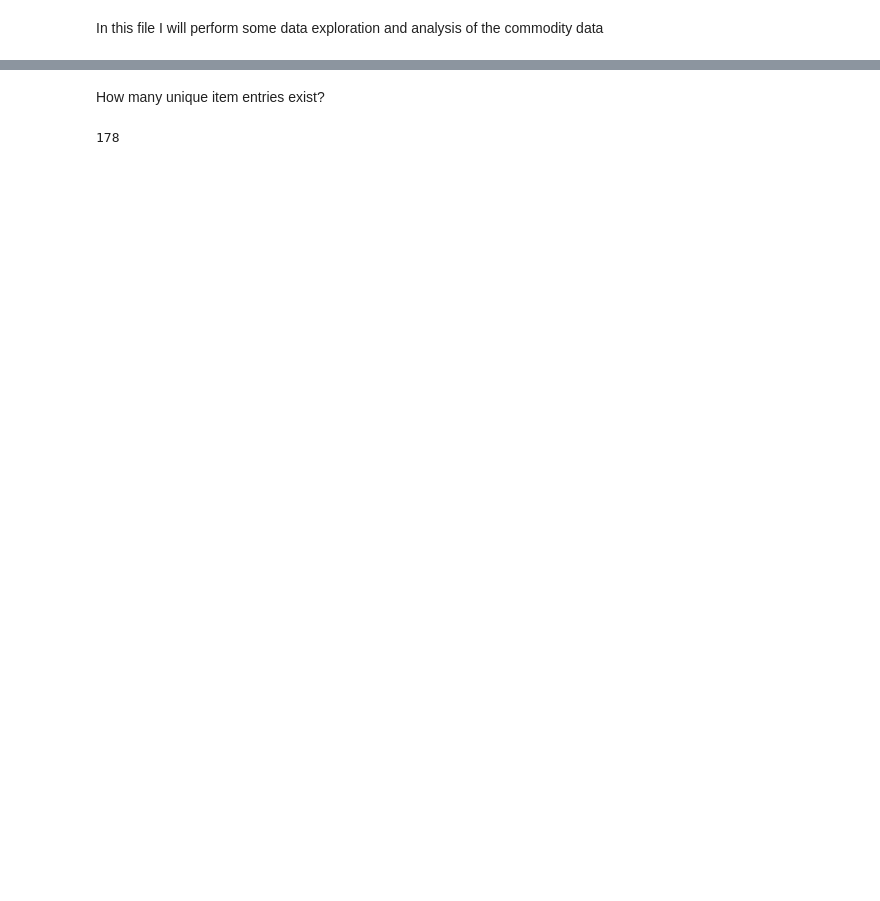
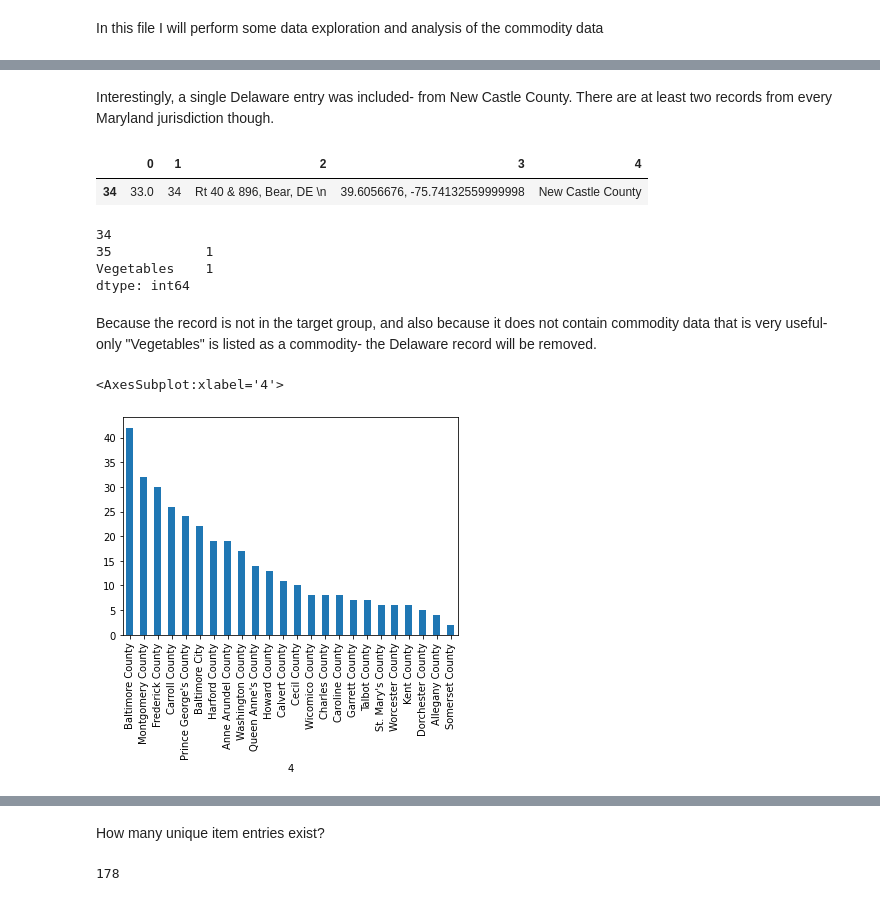
Before and after one commit to danstd/MD_Best, a Jupyter notebook: commodity_data_exploration.ipynb, the cells around one changed output, grey strips where cells are left out. Cells and saved outputs as stored; diff of their text form; code cells hidden in the pictures; blank space fills up the shorter version.

Commit message:
Work on location and population data

```diff
--- a/commodity_data_exploration.ipynb
+++ b/commodity_data_exploration.ipynb
@@ -4,6 +6,10 @@ In this file I will perform some data exploration and analysis of the commodity
 import pandas as pd
 import matplotlib.pyplot as plt
 import numpy as np
+from sklearn import datasets, linear_model
+from sklearn.metrics import mean_squared_error, r2_score
+from sklearn.linear_model import LinearRegression
+
 commodity_set = pd.read_csv('C://commodity_list.csv', header=None)
-
-commodity_set
+county_set = pd.read_csv('C://counties.csv', header=None)
+population_set = pd.read_csv('C://maryland_population.csv', header=0)
@@ -23,0 +38,16 @@ commodity_set
+# %% [markdown]
+Interestingly, a single Delaware entry was included- from New Castle County. There are at least two records from every Maryland jurisdiction though.
+# %%
+county_set[(county_set[4] == 'New Castle County')]
+# %% [output]
+|  | 0 | 1 | 2 | 3 | 4 |
+| 34 | 33.0 | 34 | Rt 40 & 896, Bear, DE \n | 39.6056676, -75.74132559999998 | New Castle County |
+# %%
+commodity_set.groupby(commodity_set.iloc[34,:]).size()
+# %% [output]
+34
+35            1
+Vegetables    1
+dtype: int64
+# %% [markdown]
+Because the record is not in the target group, and also because it does not contain commodity data that is very useful- only "Vegetables" is listed as a commodity- the Delaware record will be removed.
@@ -23,0 +57,8 @@ commodity_set
+# %%
+county_group = county_set.groupby(4).size()
+county_group = county_group.drop(county_group.index[[0]])
+# %%
+county_group.sort_values(ascending = False).plot(kind = 'bar', x = 0, y = 1)
+# %% [output]
+<AxesSubplot:xlabel='4'>
+[figure, added]
```
Also changed, not shown: parts of 13 cells of this notebook.
